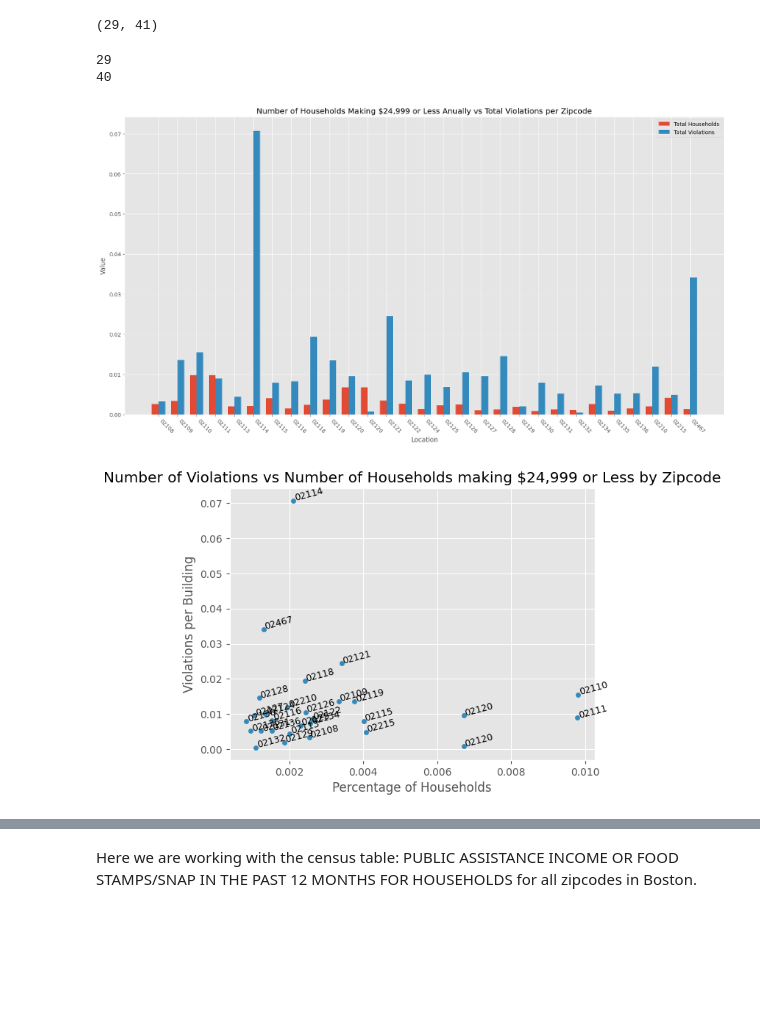
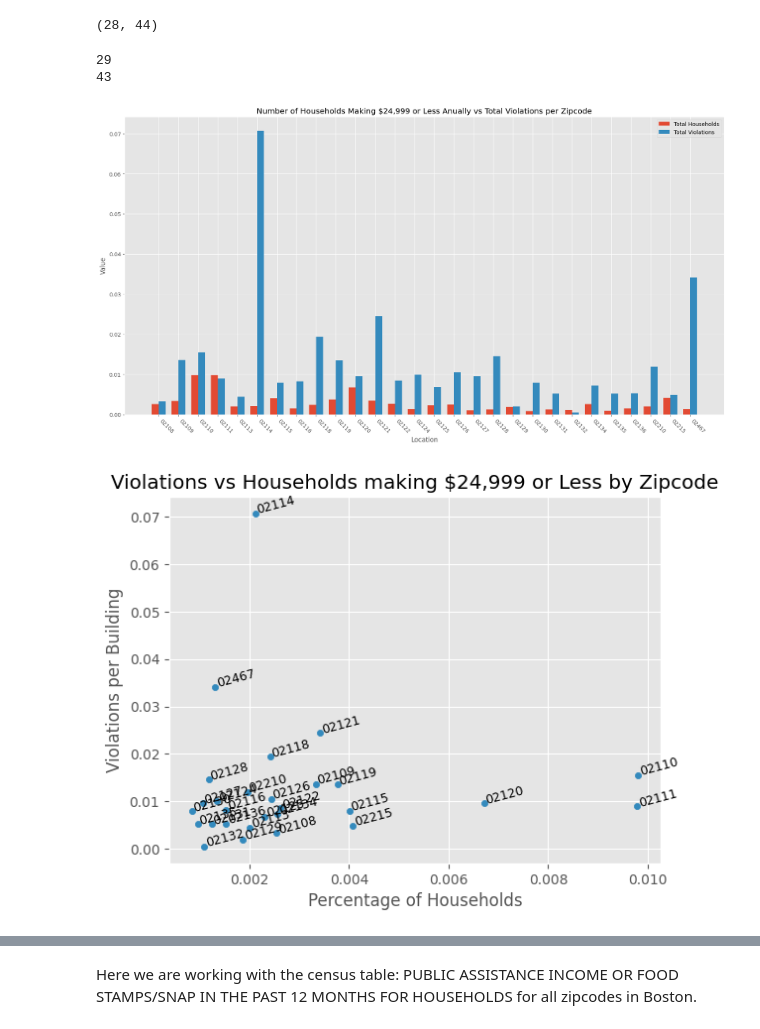
Before and after one commit to BU-Spark/ds-councilor-breadon-bad-landlords2, a Jupyter notebook: spring23-team-3/analysis/income_demographics.ipynb, the cells around one changed output, grey strips where cells are left out. Saved outputs shown, nothing was run; the diff lists cells and outputs as text; code cells hidden in the pictures; blank space fills up the shorter version.

Commit message:
Created zipcode normalized and unnormalized graphs in normalization New scatterplot in income_demographics

```diff
--- a/spring23-team-3/analysis/income_demographics.ipynb
+++ b/spring23-team-3/analysis/income_demographics.ipynb
@@ -35,11 +30,20 @@ income_df["Estimate!!Households!!Total"] = income_df["Estimate!!Households!!Tota
 income_df['Estimate!!Households!!Total!!Less than $10,000'] = income_df['Estimate!!Households!!Total!!Less than $10,000'].apply(lambda x: float(x))
 income_df['Estimate!!Households!!Total!!$10,000 to $14,999'] = income_df['Estimate!!Households!!Total!!$10,000 to $14,999'].apply(lambda x: float(x))
 income_df['Estimate!!Households!!Total!!$15,000 to $24,999'] = income_df['Estimate!!Households!!Total!!$15,000 to $24,999'].apply(lambda x: float(x))
+income_df['Estimate!!Households!!Total!!$25,000 to $34,999'] = income_df['Estimate!!Households!!Total!!$25,000 to $34,999'].apply(lambda x: float(x))
+income_df['Estimate!!Households!!Total!!$35,000 to $49,999'] = income_df['Estimate!!Households!!Total!!$35,000 to $49,999'].apply(lambda x: float(x))
+income_df['Estimate!!Households!!Total!!$50,000 to $74,999'] = income_df['Estimate!!Households!!Total!!$50,000 to $74,999'].apply(lambda x: float(x))
 
-#Make a new column
+
+#Make a new columns
 income_df["Estimate of Total Households $24,999 or Less"] = income_df['Estimate!!Households!!Total!!Less than $10,000'] + income_df['Estimate!!Households!!Total!!$10,000 to $14,999'] + income_df['Estimate!!Households!!Total!!$15,000 to $24,999']
 income_df["Estimate of Total Households $24,999 or Less Normalized"] = income_df["Estimate of Total Households $24,999 or Less"] / income_df["Estimate!!Households!!Total"]
 
+income_df["Estimate of Total Households $25,000 to $49,999"] = income_df['Estimate!!Households!!Total!!$25,000 to $34,999'] + income_df['Estimate!!Households!!Total!!$35,000 to $49,999']
+income_df["Estimate of Total Households $25,000 to $49,999 Normalized"] = income_df["Estimate of Total Households $25,000 to $49,999"] / income_df["Estimate!!Households!!Total"]
+
+income_df["Estimate of Total Households $50,000 to $74,999 Normalized"] = income_df["Estimate!!Households!!Total!!$50,000 to $74,999"] / income_df["Estimate!!Households!!Total"]
+
 # income_df.head()
 # %%
 zip_df['Location'] = zip_df['Location'].apply(lambda x: '0' + str(x))
@@ -58,14 +64,15 @@ zip_df.head()
 
 income_violations_zip = income_df.merge(zip_df, on = 'Location') # we only want to keep data that is in the income data? or both
 income_violations_zip.shape
+# TODO: Figure out which Boston zipcodes are missing (and from which csv)
 # %% [output]
-(29, 41)
+(28, 44)
 # %%
 print(income_violations_zip.columns.get_loc("Estimate of Total Households $24,999 or Less Normalized"))
 print(income_violations_zip.columns.get_loc("Total Normalized"))
 # %% [output]
 29
-40
+43
 # %%
 # Try Plotting something
 # Maybe do percetage of households at x dollars vs normalized total?
@@ -102,20 +109,20 @@ ax.legend()
 # Display the plot
 plt.show()
 # %% [output]
-[figure, old version]
+[figure, new version]
 # %%
 import matplotlib.pyplot as plt
 
 income_violations_zip.plot.scatter(x='Estimate of Total Households $24,999 or Less Normalized', y='Total Normalized', colormap='viridis')
-plt.title("Number of Violations vs Number of Households making $24,999 or Less by Zipcode")
+plt.title("Violations vs Households making $24,999 or Less by Zipcode")
 plt.xlabel("Percentage of Households")
 plt.ylabel("Violations per Building")
 
 #Total violations and number of households
 for i, txt in enumerate(income_violations_zip['Location']):
-    plt.annotate(txt, (income_violations_zip.iat[i, 29], income_violations_zip.iat[i, 40]), fontsize = 9, ha = 'left',rotation = 15)
+    plt.annotate(txt, (income_violations_zip.iat[i, 29], income_violations_zip.iat[i, 43]), fontsize = 9, ha = 'left',rotation = 15)
 
 
 plt.show()
 # %% [output]
-[figure, old version]
+[figure, new version]
```
Also changed, not shown: parts of 4 cells of this notebook, 2 other files.
